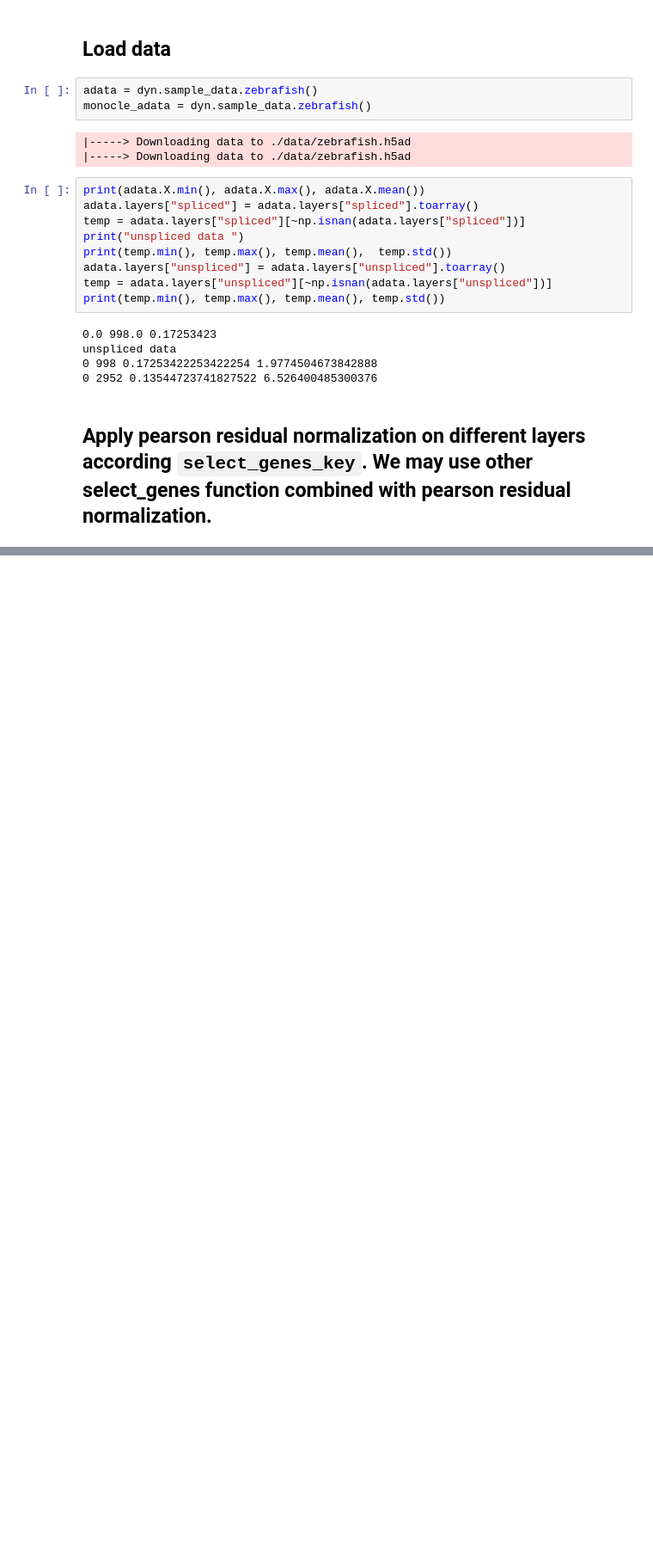
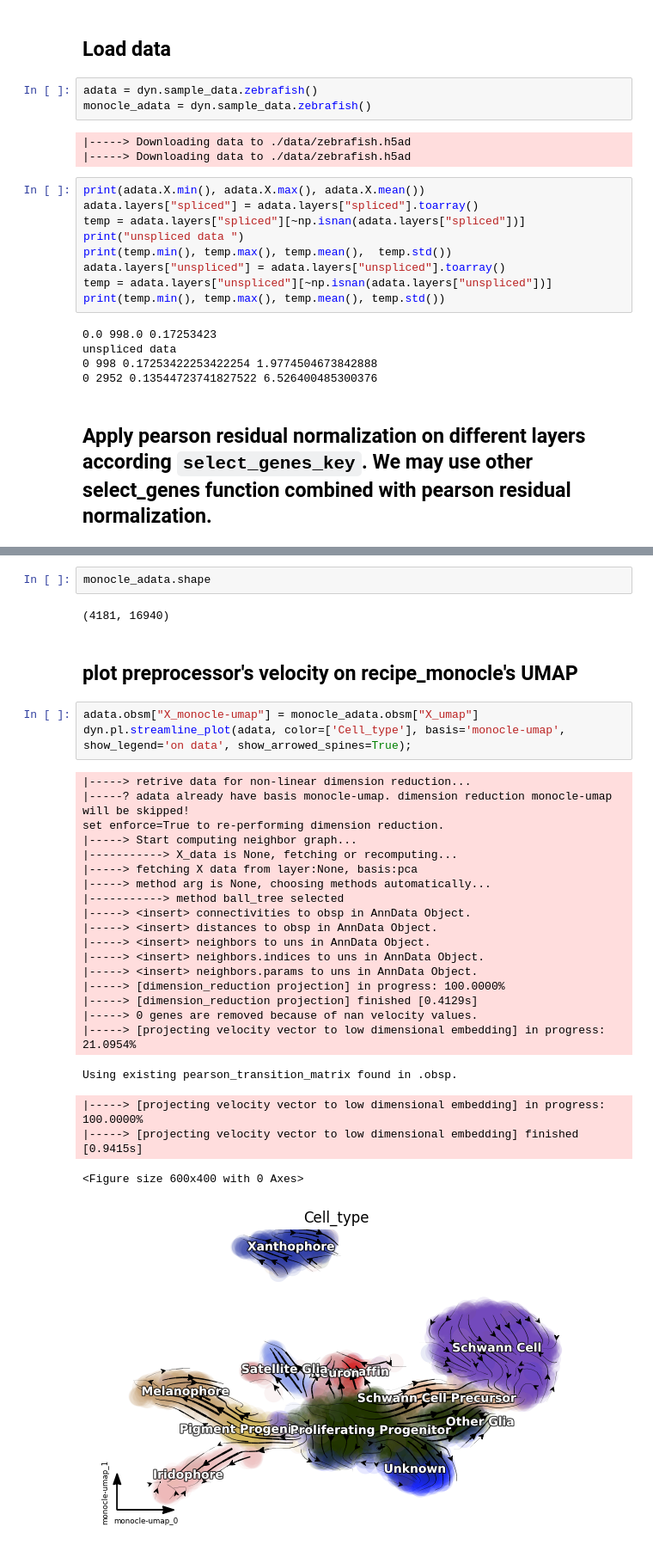
Before and after one commit to aristoteleo/dynamo-notebooks, a Jupyter notebook: normalization/preprocessor-monocle-visualization-zebrafish.ipynb, the cells around one changed output, grey strips where cells are left out. Shown at 86% size. Saved outputs shown, nothing was run; the diff lists cells and outputs as text; blank space fills up the shorter version.

```diff
--- a/normalization/preprocessor-monocle-visualization-zebrafish.ipynb
+++ b/normalization/preprocessor-monocle-visualization-zebrafish.ipynb
@@ -187,2 +207,34 @@ set enforce=True to re-performing dimension reduction.
 <Figure size 600x400 with 0 Axes>
 [figure]
+# %%
+monocle_adata.shape
+# %% [output]
+(4181, 16940)
+# %% [markdown]
+## plot preprocessor's velocity on recipe_monocle's UMAP
+# %%
+adata.obsm["X_monocle-umap"] = monocle_adata.obsm["X_umap"]
+dyn.pl.streamline_plot(adata, color=['Cell_type'], basis='monocle-umap', show_legend='on data', show_arrowed_spines=True);
+# %% [output]
+|-----> retrive data for non-linear dimension reduction...
+|-----? adata already have basis monocle-umap. dimension reduction monocle-umap will be skipped!
+set enforce=True to re-performing dimension reduction.
+|-----> Start computing neighbor graph...
+|-----------> X_data is None, fetching or recomputing...
+|-----> fetching X data from layer:None, basis:pca
+|-----> method arg is None, choosing methods automatically...
+|-----------> method ball_tree selected
+|-----> <insert> connectivities to obsp in AnnData Object.
+|-----> <insert> distances to obsp in AnnData Object.
+|-----> <insert> neighbors to uns in AnnData Object.
+|-----> <insert> neighbors.indices to uns in AnnData Object.
+|-----> <insert> neighbors.params to uns in AnnData Object.
+|-----> [dimension_reduction projection] in progress: 100.0000%
+|-----> [dimension_reduction projection] finished [0.4129s]
+|-----> 0 genes are removed because of nan velocity values.
+|-----> [projecting velocity vector to low dimensional embedding] in progress: 21.0954%
+Using existing pearson_transition_matrix found in .obsp.
+|-----> [projecting velocity vector to low dimensional embedding] in progress: 100.0000%
+|-----> [projecting velocity vector to low dimensional embedding] finished [0.9415s]
+<Figure size 600x400 with 0 Axes>
+[figure, added]
```
Also changed, not shown: parts of 14 cells of this notebook.
